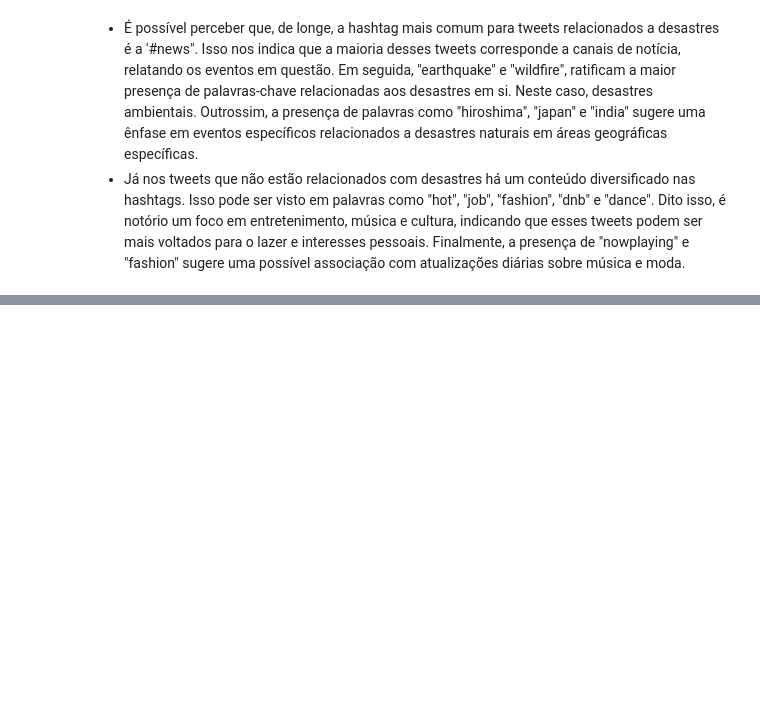
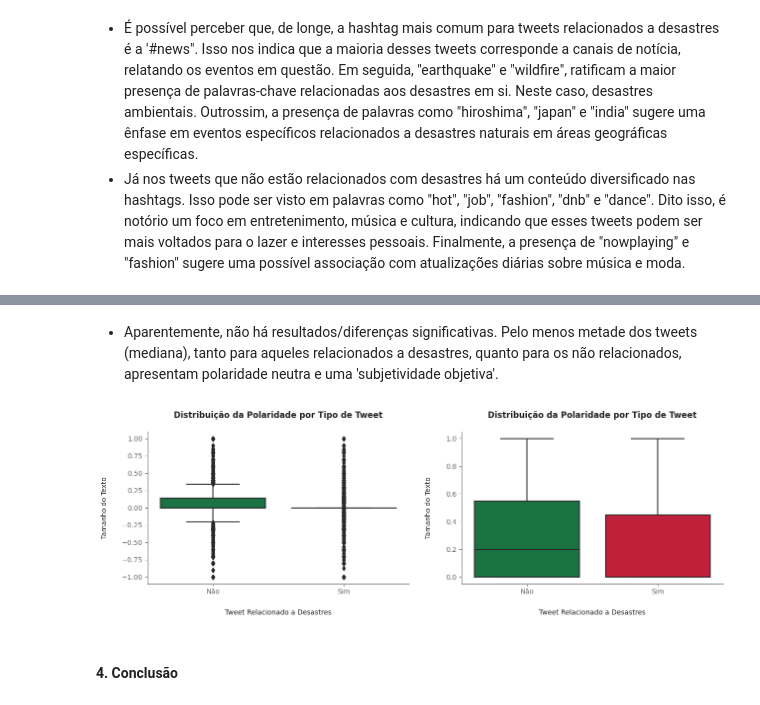
Before and after one commit to allmeidaapedro/Twitter-Disaster-Analysis, a Jupyter notebook: notebooks/eda.ipynb, the cells around one changed output, grey strips where cells are left out. Cells and saved outputs as stored; diff of their text form; code cells hidden in the pictures; blank space fills up the shorter version.

```diff
--- a/notebooks/eda.ipynb
+++ b/notebooks/eda.ipynb
@@ -577,0 +586,3 @@ ax[1].invert_yaxis()
+# %%
+clean_df['polarity'] = clean_df['clean_text'].apply(lambda x: TextBlob(str(x)).sentiment.polarity)
+clean_df['subjectivity'] = clean_df['clean_text'].apply(lambda x: TextBlob(str(x)).sentiment.subjectivity)
@@ -577,0 +599,34 @@ ax[1].invert_yaxis()
+# %% [markdown]
+- Aparentemente, não há resultados/diferenças significativas. Pelo menos metade dos tweets (mediana), tanto para aqueles relacionados a desastres, quanto para os não relacionados, apresentam polaridade neutra e uma 'subjetividade objetiva'.
+# %%
+# Plotting and customizing.
+fig, ax = plt.subplots(1, 2, figsize=(15, 4))
+sns.boxplot(data=clean_df, x='target', y='polarity', orient='v', palette=[VERDE1, VERMELHO1], ax=ax[0])
+ax[0].set_title('Distribuição da Polaridade por Tipo de Tweet', color=CINZA1, fontweight='bold', pad=20)
+ax[0].set_xticks(range(2))
+ax[0].set_xticklabels(['Não', 'Sim'])
+ax[0].set_ylabel('Tamanho do Texto', color=CINZA1, labelpad=20)
+ax[0].set_xlabel('Tweet Relacionado a Desastres', color=CINZA1, labelpad=20)
+ax[0].tick_params(axis='x', colors=CINZA4)
+ax[0].tick_params(axis='y', colors=CINZA4)
+ax[0].spines['left'].set_color(CINZA4)
+ax[0].spines['bottom'].set_color(CINZA4)
+ax[0].spines['right'].set_visible(False)
+ax[0].spines['top'].set_visible(False)
+
+sns.boxplot(data=clean_df, x='target', y='subjectivity', orient='v', palette=[VERDE1, VERMELHO1], ax=ax[1])
+ax[1].set_title('Distribuição da Polaridade por Tipo de Tweet', color=CINZA1, fontweight='bold', pad=20)
+ax[1].set_xticks(range(2))
+ax[1].set_xticklabels(['Não', 'Sim'])
+ax[1].set_ylabel('Tamanho do Texto', color=CINZA1, labelpad=20)
+ax[1].set_xlabel('Tweet Relacionado a Desastres', color=CINZA1, labelpad=20)
+ax[1].tick_params(axis='x', colors=CINZA4)
+ax[1].tick_params(axis='y', colors=CINZA4)
+ax[1].spines['left'].set_color(CINZA4)
+ax[1].spines['bottom'].set_color(CINZA4)
+ax[1].spines['right'].set_visible(False)
+ax[1].spines['top'].set_visible(False)
+# %% [output]
+[figure, added]
+# %% [markdown]
+#### 4. Conclusão
```
Also changed, not shown: parts of 6 cells of this notebook.
